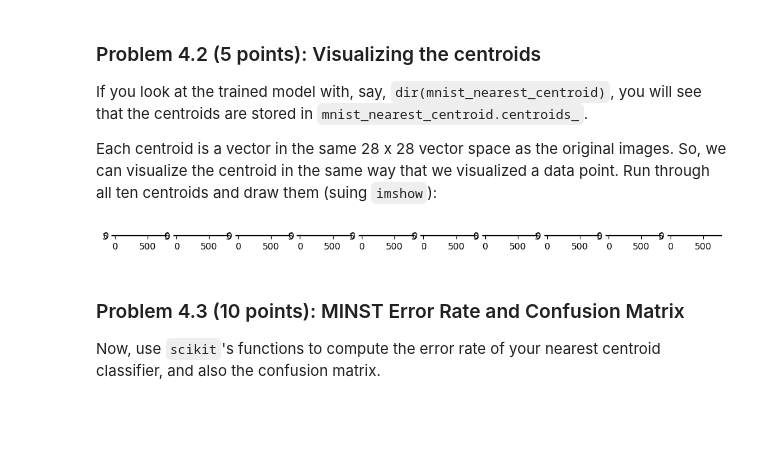
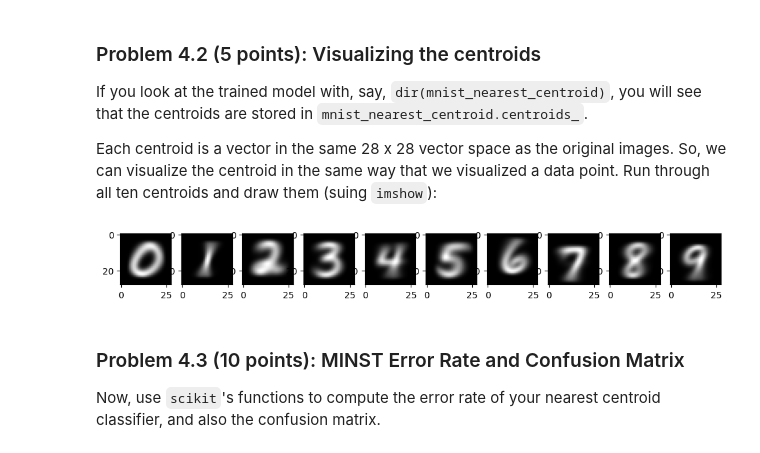
Before and after one commit to SarahAsad23/MachineLearning, a Jupyter notebook: HW1/cs273-hw1-SarahSurface.ipynb, the cells around one changed output. Drawn from its saved outputs; the diff is of its cells as text; code cells hidden in the pictures; blank space fills up the shorter version.

```diff
--- a/HW1/cs273-hw1-SarahSurface.ipynb
+++ b/HW1/cs273-hw1-SarahSurface.ipynb
@@ -328,12 +332,9 @@ print(nc_classifier.centroids)
 prediction = nc_classifier.predict(nych_X)
 
 # Print prediction and true lables
-
 for i in range(10):
-    p = int(prediction[i])
-    y = int(nych_y[i])
-    print(f"predicted: {p}")
-    print(f"Actual: {y}")
+    print(f"predicted: {int(prediction[i])}")
+    print(f"Actual: {int(nych_y[i])}")
 
 ###  YOUR CODE ENDS HERE  ###
 # %% [output]
@@ -643,17 +642,17 @@ Each centroid is a vector in the same 28 x 28 vector space as the original image
 # %%
 # Create a figure with 1 row and 3 columns
 fig, axes = plt.subplots(1, 10, figsize=(12, 3))
 
 for i,c in enumerate(mnist_nearest_centroid.classes_):
     pass
     ### YOUR CODE STARTS HERE ###
 
     # display centroid for class c using axes[i].imshow()
-    axes[i].imshow(mnist_nearest_centroid.centroids_ , cmap= 'gray')
+    axes[i].imshow(mnist_nearest_centroid.centroids_[i].reshape(28,28) , cmap= 'gray')
 
     ###  YOUR CODE ENDS HERE  ###
 # %% [output]
-[figure, old version]
+[figure, new version]
 # %% [markdown]
 ### Problem 4.3 (10 points): MINST Error Rate and Confusion Matrix
 
```
Also changed, not shown: parts of 12 cells of this notebook, 1 other file.
